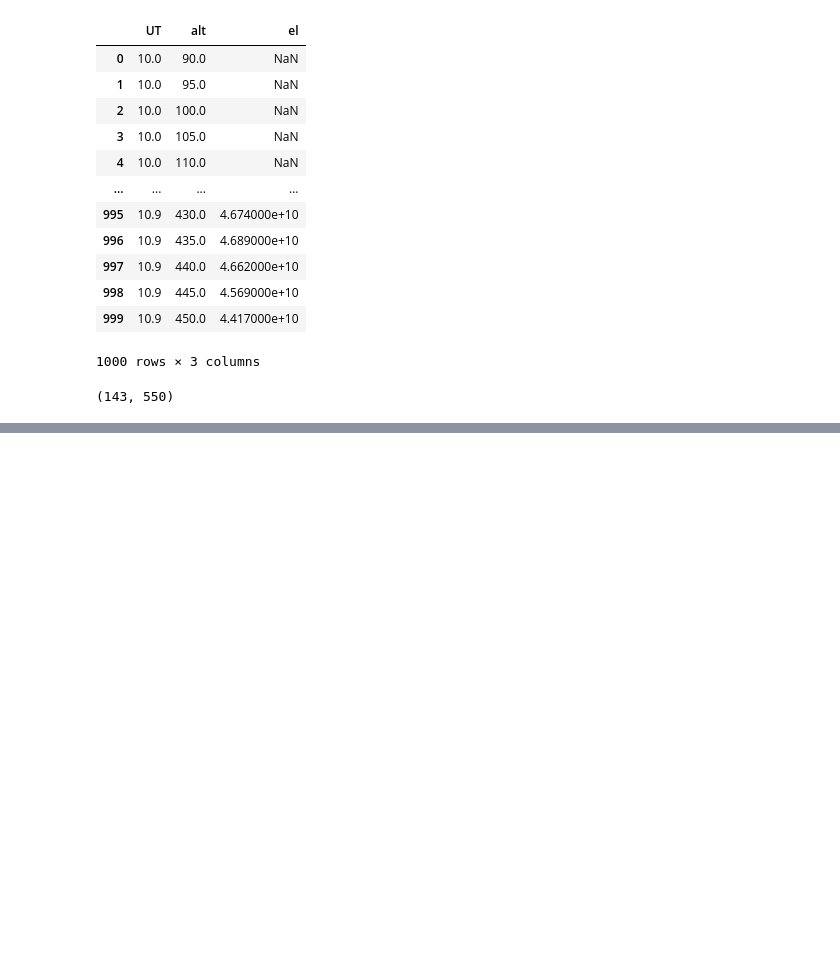
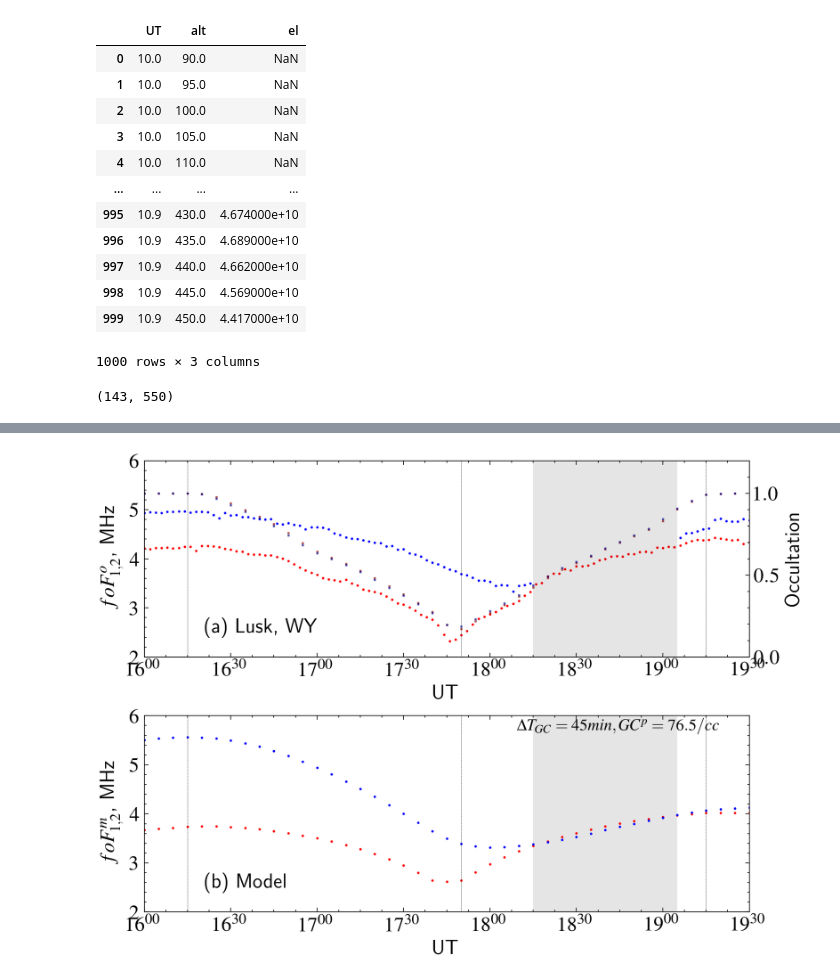
Before and after one commit to shibaji7/SolarEclipse, a Jupyter notebook: Solar Eclipse | WACCM-X | GRL | DS.ipynb, the cells around one changed output, grey strips where cells are left out. Drawn from its saved outputs; the diff is of its cells as text; code cells hidden in the pictures; blank space fills up the shorter version.

```diff
--- a/Solar Eclipse | WACCM-X | GRL | DS.ipynb
+++ b/Solar Eclipse | WACCM-X | GRL | DS.ipynb
@@ -370,0 +413,40 @@ _ = ax.axvspan(dt.datetime(2017,8,21,18,15), dt.datetime(2017,8,21,19,5), alpha=
+# %%
+fig = plt.figure(dpi=240, figsize=(8,6))
+ax = fig.add_subplot(211)
+ax.set_ylabel(r"$foF_{1,2}^{o}$, MHz")
+ax.set_xlabel("UT")
+ax.set_ylim(2,6)
+ax.xaxis.set_major_formatter(mdates.DateFormatter(r"$%H^{%M}$"))
+ax.set_xlim([dt.datetime(2017,8,21,16), dt.datetime(2017,8,21,19, 30)])
+ax.plot(digi.data.time, digi.data.fof1, "ro", ms=0.8, ls="None")
+ax.plot(digi.data.time, digi.data.fof2, "bo", ms=0.8, ls="None")
+ax = ax.twinx()
+ax.xaxis.set_major_formatter(mdates.DateFormatter(r"$%H^{%M}$"))
+ax.set_ylim(0, 1.2)
+ax.set_ylabel("Occultation")
+ax.plot(of150x.data.time, of150x.data.of, color="darkred", ls="None", marker="s", ms=0.8, alpha=0.6)
+ax.plot(of240x.data.time, of240x.data.of, color="darkblue", ls="None", marker="s", ms=0.8, alpha=0.6)
+ax.axvline(dt.datetime(2017,8,21,16,15), ls="--", lw=0.2, color="k")
+ax.axvline(dt.datetime(2017,8,21,17,50), ls="--", lw=0.2, color="k")
+ax.axvline(dt.datetime(2017,8,21,19,15), ls="--", lw=0.2, color="k")
+ax.axvspan(dt.datetime(2017,8,21,18,15), dt.datetime(2017,8,21,19,5), alpha=0.1)
+ax.text(0.1, 0.15, "(a) Lusk, WY", ha="left", va="center", transform=ax.transAxes)
+
+ax = fig.add_subplot(212)
+ax.set_ylabel(r"$foF_{1,2}^{m}$, MHz")
+ax.set_xlabel("UT")
+ax.set_ylim(2,6)
+ax.xaxis.set_major_formatter(mdates.DateFormatter(r"$%H^{%M}$"))
+ax.plot(ttime, f_150/1e6, "ro", ms=0.8, ls="None")
+ax.plot(ttime, f_240/1e6, "bo", ms=0.8, ls="None")
+ax.axvline(dt.datetime(2017,8,21,16,15), ls="--", lw=0.2, color="k")
+ax.axvline(dt.datetime(2017,8,21,17,50), ls="--", lw=0.2, color="k")
+ax.axvline(dt.datetime(2017,8,21,19,15), ls="--", lw=0.2, color="k")
+ax.axvspan(dt.datetime(2017,8,21,18,15), dt.datetime(2017,8,21,19,5), alpha=0.1)
+ax.text(0.1, 0.15, "(b) Model", ha="left", va="center", transform=ax.transAxes)
+ax.set_xlim([dt.datetime(2017,8,21,16), dt.datetime(2017,8,21,19,30)])
+ax.text(0.95, 0.98, r"$\Delta T_{GC}=%d min, GC^p=%.1f /cc$"%(f_dif_dur,f_dif_max),
+        transform=ax.transAxes, ha="right", va="top", fontdict={"size":12})
+fig.subplots_adjust(wspace=0.3,hspace=0.3)
+# %% [output]
+[figure, added]
```
Also changed, not shown: parts of 7 cells of this notebook, 12 other files.
